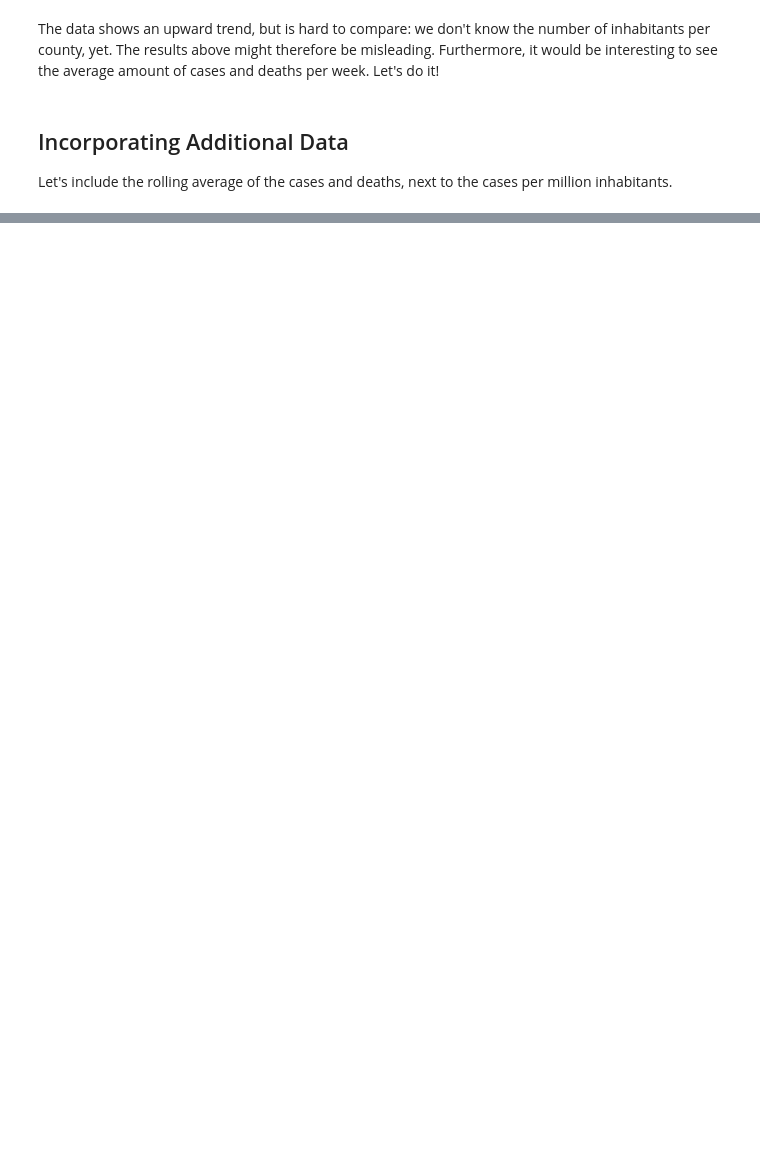
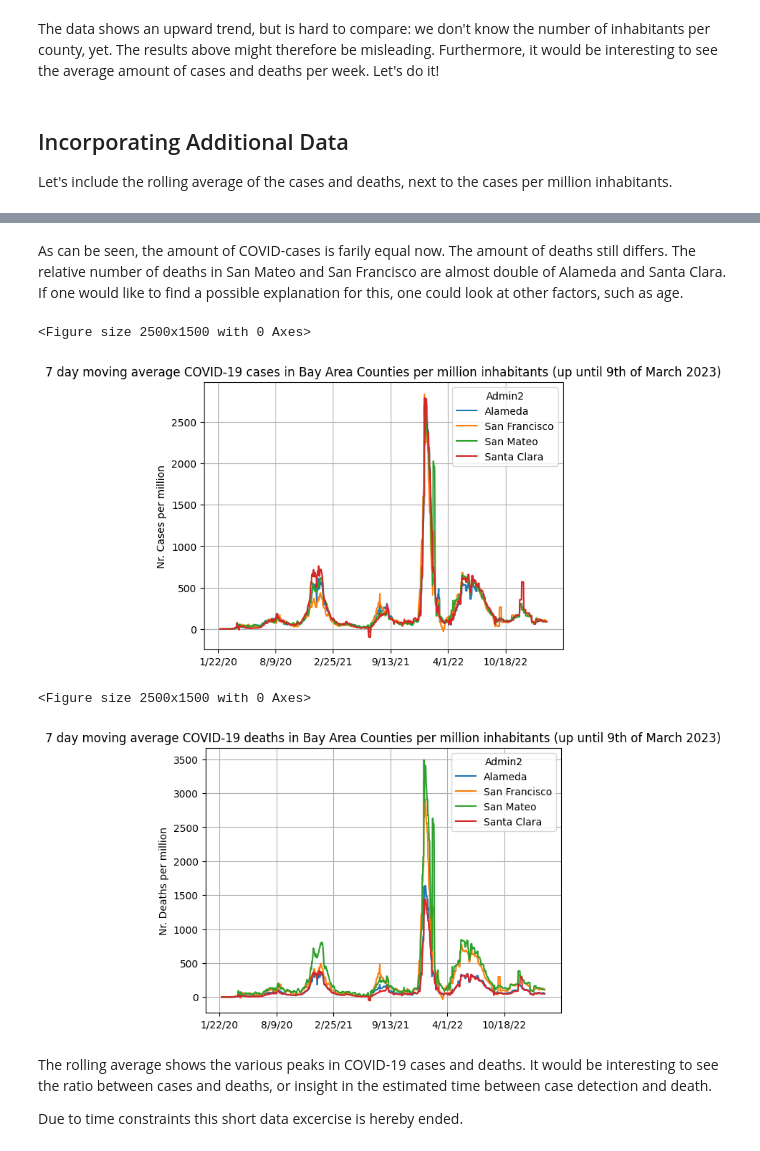
Before and after one commit to JJMFrijns/covid19-analysis, a Jupyter notebook: covid_analysis.ipynb, the cells around one changed output, grey strips where cells are left out. Cells and saved outputs as stored; diff of their text form; code cells hidden in the pictures; blank space fills up the shorter version.

```diff
--- a/covid_analysis.ipynb
+++ b/covid_analysis.ipynb
@@ -165,12 +168,25 @@ plt.show()
+# %% [markdown]
+As can be seen, the amount of COVID-cases is farily equal now. The amount of deaths still differs. The relative number of deaths in San Mateo and San Francisco are almost double of Alameda and Santa Clara. If one would like to find a possible explanation for this, one could look at other factors, such as age.
 # %%
 fig = plt.figure(figsize=(25,15))
 plot = cases_per_million_diff[counties].plot()
 plot.set_title('7 day moving average COVID-19 cases in Bay Area Counties per million inhabitants (up until 9th of March 2023)')
+plt.ylabel('Nr. Cases per million')
 plt.grid()
 plt.show()
 
 fig = plt.figure(figsize=(25,15))
 plot = deaths_per_million_diff[counties].plot()
 plot.set_title('7 day moving average COVID-19 deaths in Bay Area Counties per million inhabitants (up until 9th of March 2023)')
+plt.ylabel('Nr. Deaths per million')
 plt.grid()
 plt.show()
+# %% [output]
+<Figure size 2500x1500 with 0 Axes>
+[figure, added]
+<Figure size 2500x1500 with 0 Axes>
+[figure, added]
+# %% [markdown]
+The rolling average shows the various peaks in COVID-19 cases and deaths. It would be interesting to see the ratio between cases and deaths, or insight in the estimated time between case detection and death.
+
+Due to time constraints this short data excercise is hereby ended.
```
Also changed, not shown: parts of 5 cells of this notebook.
